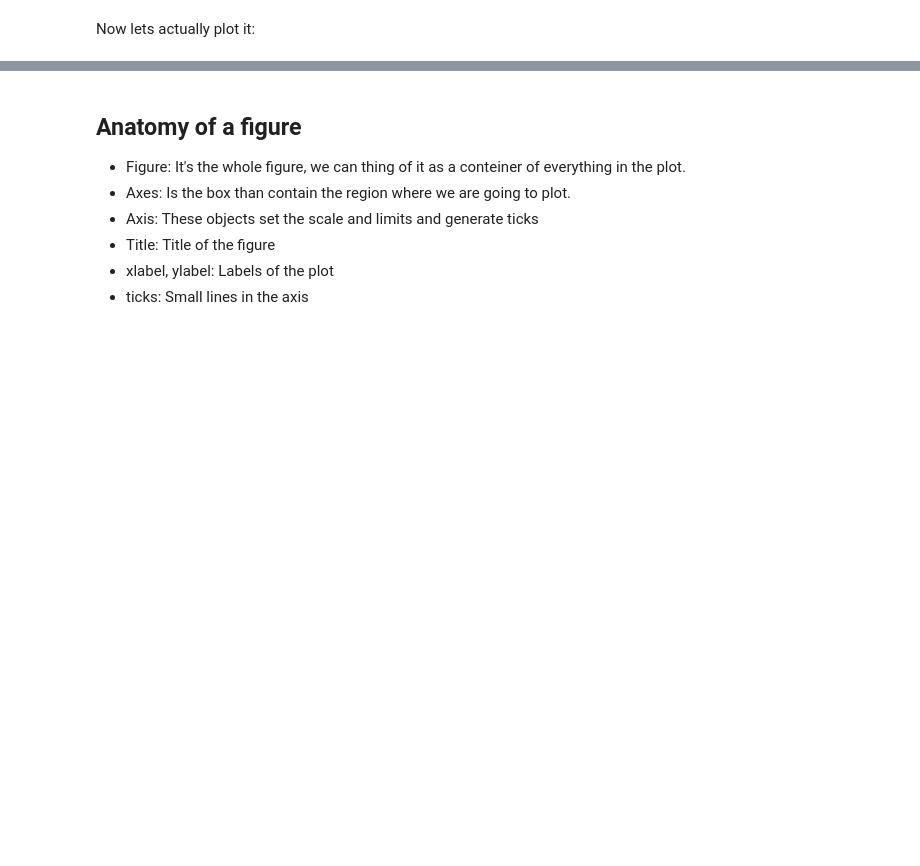
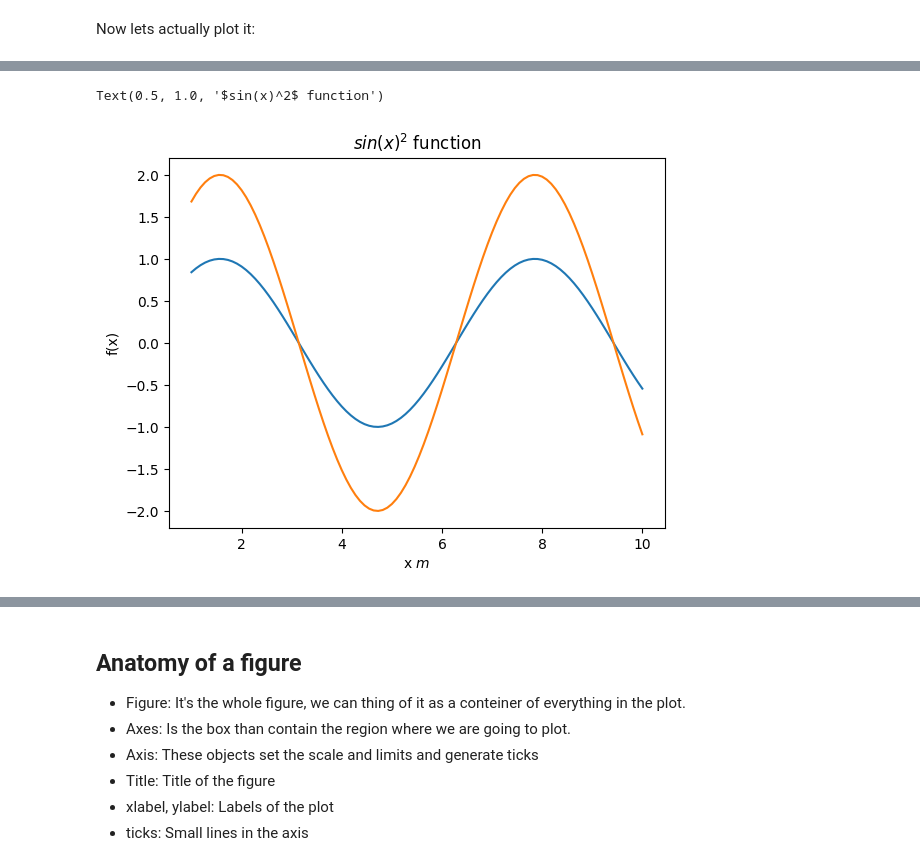
Before and after one commit to ricard1997/matplotlib_essentials, a Jupyter notebook: Untitled.ipynb, the cells around one changed output, grey strips where cells are left out. Drawn from its saved outputs; the diff is of its cells as text; code cells hidden in the pictures; blank space fills up the shorter version.

```diff
--- a/Untitled.ipynb
+++ b/Untitled.ipynb
@@ -33,0 +73,14 @@ Now lets actually plot it:
+# %%
+import numpy as np
+x = np.linspace(1,10,100)
+y = np.sin(x)
+y2 = np.sin(x)*2
+
+plt.plot(x , y)
+plt.plot(x , y2)
+plt.xlabel(r"x $m$")
+plt.ylabel("f(x)")
+plt.title(r"$sin(x)^2$ function") # r" $()$ "
+# %% [output]
+Text(0.5, 1.0, '$sin(x)^2$ function')
+[figure, added]
```
Also changed, not shown: parts of 37 cells of this notebook.
